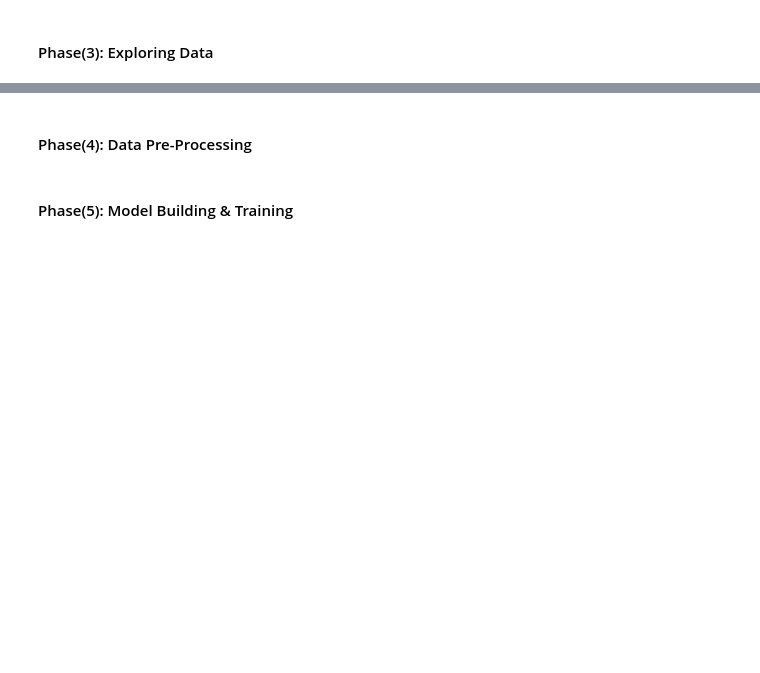
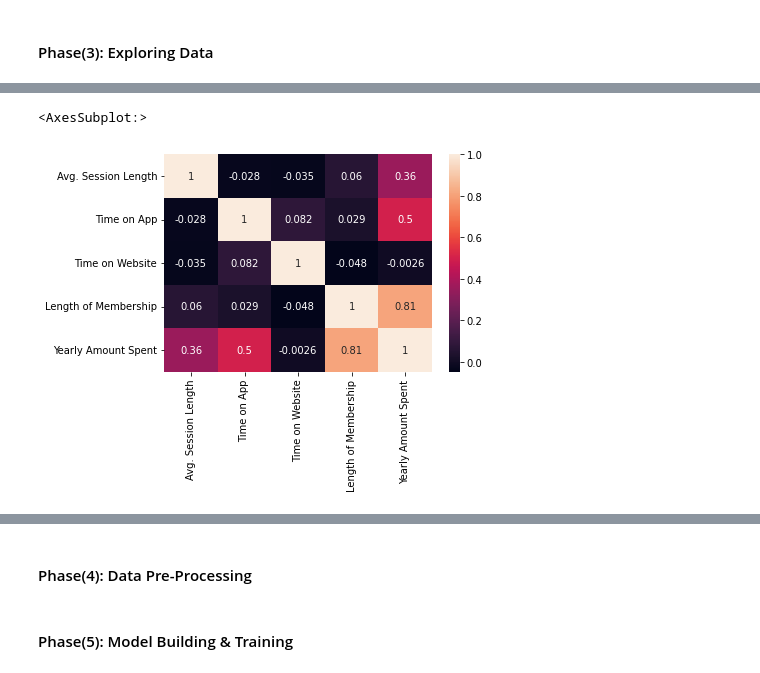
Before and after one commit to ahmedelg/customers_case_study, a Jupyter notebook: eCommerce.ipynb, the cells around one changed output, grey strips where cells are left out. Cells and saved outputs as stored; diff of their text form; code cells hidden in the pictures; blank space fills up the shorter version.

```diff
--- a/eCommerce.ipynb
+++ b/eCommerce.ipynb
@@ -99,0 +131,5 @@ eCmrc_csmr.head().round()
+# %%
+sns.heatmap(eCmrc_csmr.corr(), annot=True)
+# %% [output]
+<AxesSubplot:>
+[figure, added]
```
Also changed, not shown: parts of 11 cells of this notebook.
